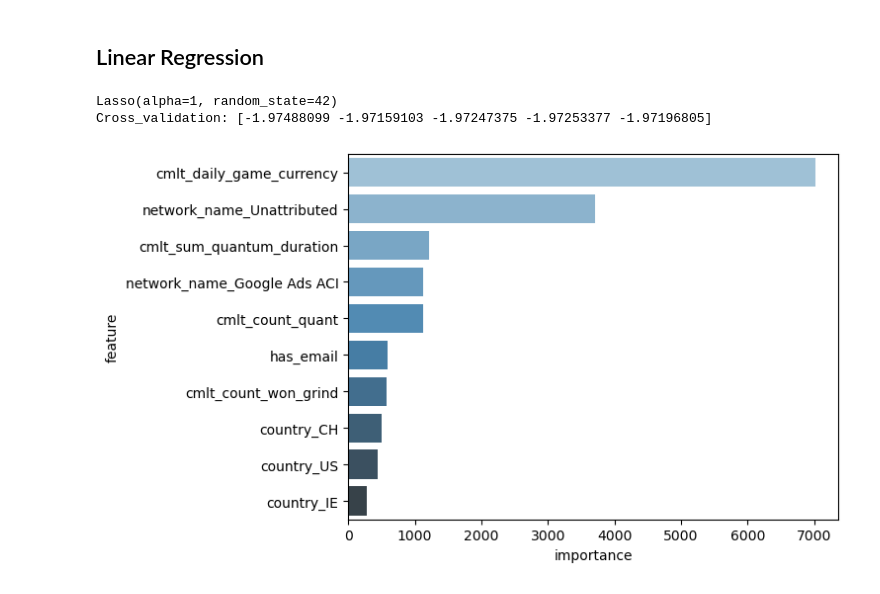
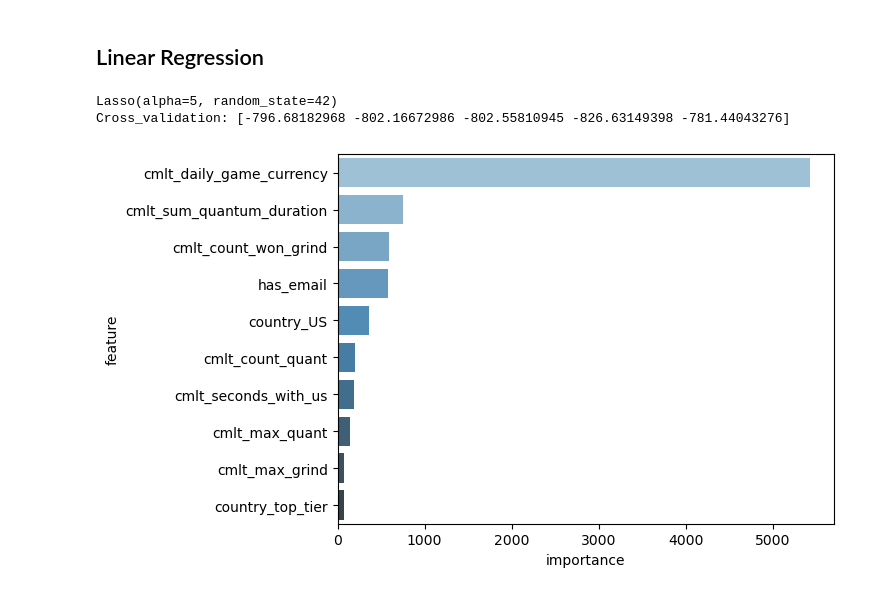
Before and after one commit to KurmangazyKarabekov/Dataset_decision, a Jupyter notebook: 2_Baseline.ipynb, the cells around one changed output. Drawn from its saved outputs; the diff is of its cells as text; code cells hidden in the pictures.

```diff
--- a/2_Baseline.ipynb
+++ b/2_Baseline.ipynb
@@ -98,7 +68,7 @@ X = df.drop('target_game_currency', axis = 1)
 y = df['target_game_currency']
 # %%
 y_stratified = (y > 0).astype(int)
-X_train, X_test, y_train, y_test = train_test_split(X, y, test_size=0.33, stratify=y_stratified, random_state=42)
+X_train, X_test, y_train, y_test = train_test_split(X, y, test_size=0.1, stratify=y_stratified, random_state=45)
 # %%
 scaler = StandardScaler()
 X_train[int_cols] = scaler.fit_transform(X_train[int_cols])
@@ -138,5 +100,5 @@ def custom_smape_score(estimator, X, y):
 # %%
-def train_model(model_obj, X_train, y_train, num_folds ,cross_val = False):
+def train_model(model_obj, X_train, y_train, num_folds ,scoring, cross_val = False):
     '''
     Train model
     '''
@@ -144,22 +106,24 @@ def train_model(model_obj, X_train, y_train, num_folds ,cross_val = False):
     print(model.fit(X_train, y_train))
 
     if cross_val:
-        cv_scores = cross_val_score(model, X_train, y_train, cv = num_folds, scoring = custom_smape_score)
+        cv_scores = cross_val_score(model, X_train, y_train, cv = num_folds, scoring = scoring)
         print("Cross_validation:", cv_scores)
 
     td = plot_importance(model, X_train)
 
     return model, td
 # %%
-model, features = train_model(Lasso(alpha=1, random_state=42),
-                                X_train,
-                                y_train,
-                                5,
-                                cross_val=True)
+model, features = train_model(
+    Lasso(alpha=5, random_state=42),
+    X_train,
+    y_train,
+    5,
+    scoring = "neg_mean_absolute_error",
+    cross_val=True)
 # %% [output]
-Lasso(alpha=1, random_state=42)
-Cross_validation: [-1.97488099 -1.97159103 -1.97247375 -1.97253377 -1.97196805]
+Lasso(alpha=5, random_state=42)
+Cross_validation: [-796.68182968 -802.16672986 -802.55810945 -826.63149398 -781.44043276]
-[figure, old version]
+[figure, new version]
 # %%
 y_pred_train = model.predict(X_train)
 y_pred_test = model.predict(X_test)
```
Also changed, not shown: parts of 5 cells of this notebook.
